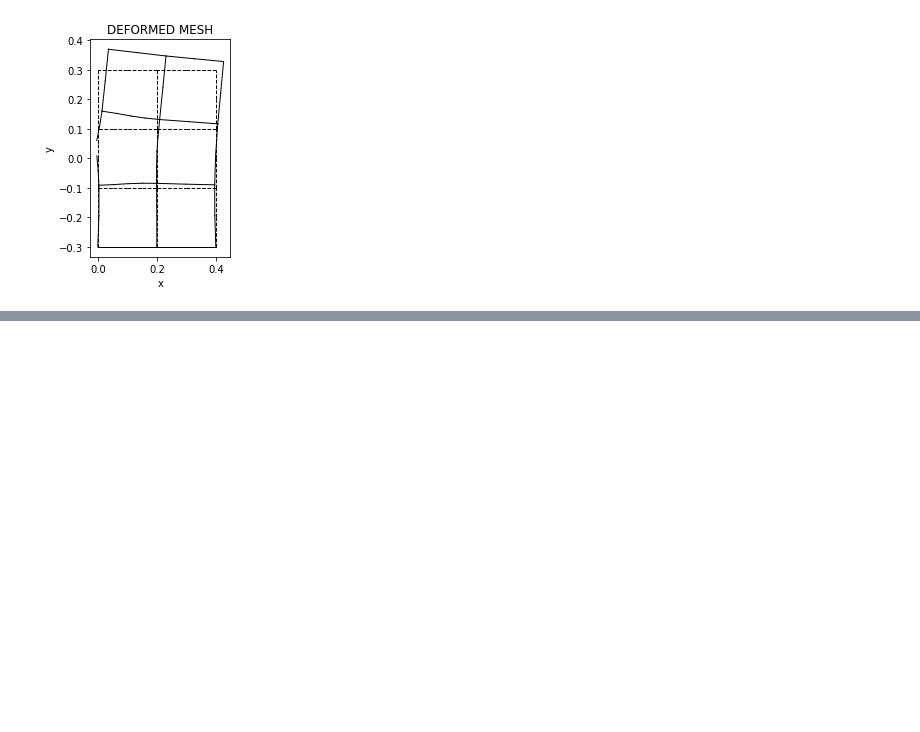
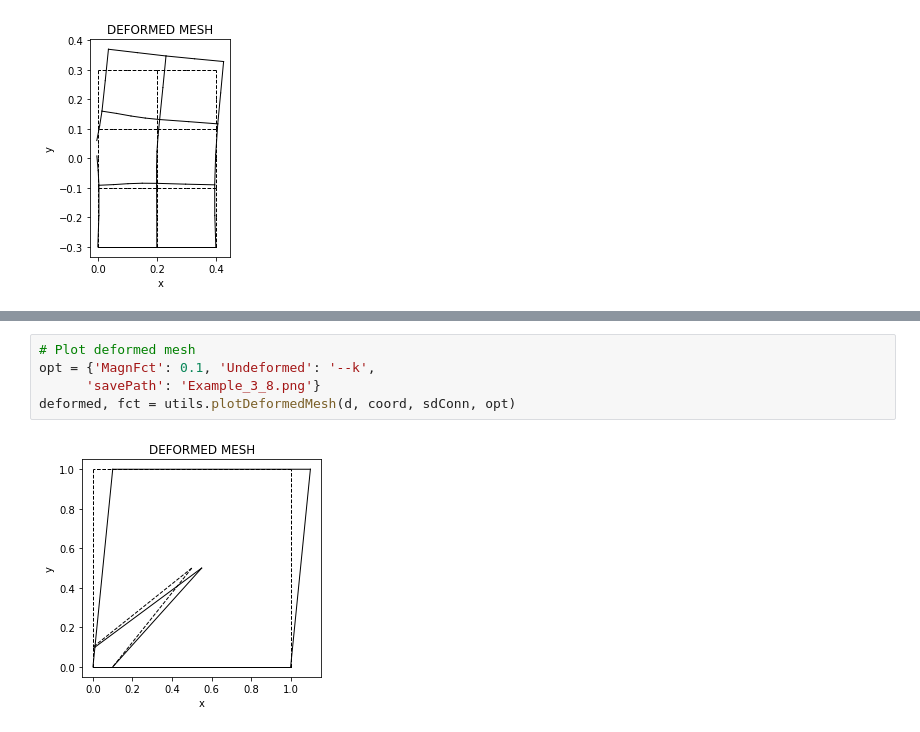
Before and after one commit to amemetov/sbfem-sandbox, a Jupyter notebook: notebooks/Example3.ipynb, the cells around one changed output, grey strips where cells are left out. Drawn from its saved outputs; the diff is of its cells as text; blank space fills up the shorter version.

```diff
--- a/notebooks/Example3.ipynb
+++ b/notebooks/Example3.ipynb
@@ -85,0 +103,7 @@ deformed, fct = utils.plotDeformedMesh(d, coord, sdConn, opt)
+# %%
+# Plot deformed mesh
+opt = {'MagnFct': 0.1, 'Undeformed': '--k',
+      'savePath': 'Example_3_8.png'}
+deformed, fct = utils.plotDeformedMesh(d, coord, sdConn, opt)
+# %% [output]
+[figure, added]
```
Also changed, not shown: parts of 2 cells of this notebook, 1 other file.
